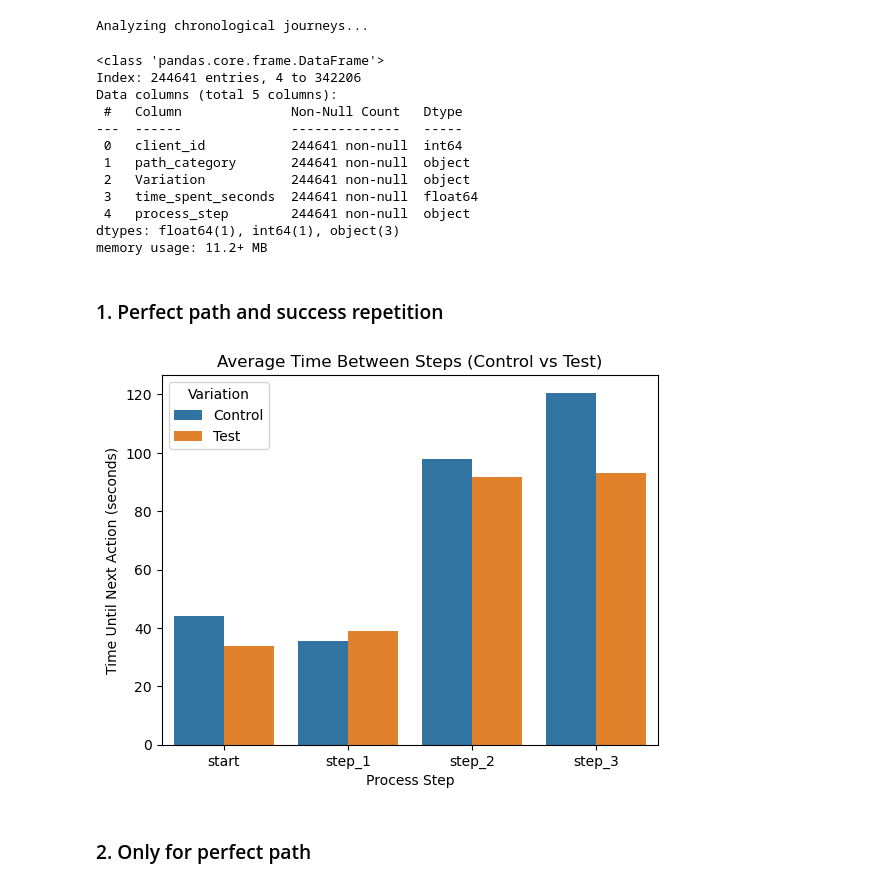
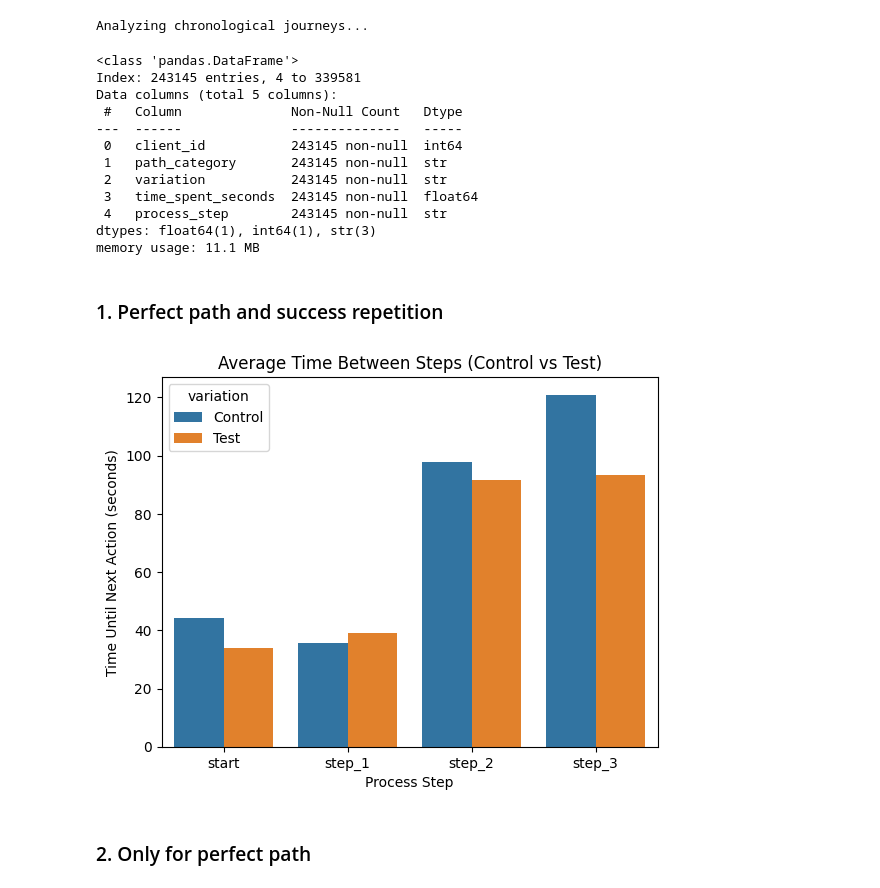
Before and after one commit to SupriyaGiri14/Vanguard_Project, a Jupyter notebook: Notebooks/H2.ipynb, the cells around one changed output. Saved outputs shown, nothing was run; the diff lists cells and outputs as text; code cells hidden in the pictures.

Commit message:
refactor: refactor get_cleaned_vanguard_data to support optional time-aware reporting and standardize column naming conventions

```diff
--- a/Notebooks/H2.ipynb
+++ b/Notebooks/H2.ipynb
@@ -16,7 +16,7 @@ H1: μtest  <  μcontrol
 import pandas as pd
 from Clean_Data import get_cleaned_vanguard_data
 # %%
-df = get_cleaned_vanguard_data()
+df = get_cleaned_vanguard_data(False)
 #display(completed_df)
 # %%
 import pandas as pd
@@ -96,26 +96,26 @@ def create_time_aware_behavior_report(df):
     )
 
     # Adjust column name if needed
-    variation_col = 'Variation' if 'Variation' in df.columns else 'variation'
+    # variation_col = 'Variation' if 'Variation' in df.columns else 'variation'
 
     client_info = (
         df.groupby('client_id')
         .agg({
-            variation_col: 'first',
-            'clnt_age': 'first',
-            'gendr': 'first',
-            'clnt_tenure_yr': 'first',
-            'bal': 'first'
+            'variation': 'first',
+            'age': 'first',
+            'gender': 'first',
+            'tenure_years': 'first',
+            'account_balance': 'first'
         })
         .reset_index()
     )
 
     client_level_df = final_behavior.merge(client_info, on='client_id', how='left')
-    client_level_df = client_level_df.dropna(subset=[variation_col])
+    client_level_df = client_level_df.dropna(subset=['variation'])
 
     client_level_df = client_level_df[
-        ['client_id', 'path_category', variation_col,
-         'clnt_age', 'gendr', 'clnt_tenure_yr', 'bal']
+        ['client_id', 'path_category', 'variation',
+         'age', 'gender', 'tenure_years', 'account_balance']
     ]
 
     # -------------------------------
@@ -150,22 +150,22 @@ def create_time_aware_behavior_report(df):
     )
 
     # Dropping missing values of variation
-    time_step_df = time_step_df.dropna(subset=['Variation'])
+    time_step_df = time_step_df.dropna(subset=['variation'])
 
     # Focusing only on valid completed journeys + repeated journies
     avg_time_by_step = (
     time_step_df[time_step_df['path_category'].isin([
             'perfect_path', 'successful_with_repeats'])]
-    .groupby([variation_col, 'process_step'])['time_spent_seconds']
+    .groupby(['variation', 'process_step'])['time_spent_seconds']
     .agg(['count', 'mean', 'median'])
     .reset_index()
-    .sort_values([variation_col, 'process_step']))
+    .sort_values(['variation', 'process_step']))
 
     time_step_df = time_step_df[
     [
         'client_id',
         'path_category',
-        'Variation',
+        'variation',
         'time_spent_seconds',
         "process_step",
     ]]
@@ -180,43 +180,46 @@ Analyzing chronological journeys...
 # %%
 time_step_df.info()
 # %% [output]
-<class 'pandas.core.frame.DataFrame'>
-Index: 244641 entries, 4 to 342206
+<class 'pandas.DataFrame'>
+Index: 243145 entries, 4 to 339581
 Data columns (total 5 columns):
  #   Column              Non-Null Count   Dtype
 ---  ------              --------------   -----
- 0   client_id           244641 non-null  int64
- 1   path_category       244641 non-null  object
- 2   Variation           244641 non-null  object
- 3   time_spent_seconds  244641 non-null  float64
- 4   process_step        244641 non-null  object
-dtypes: float64(1), int64(1), object(3)
-memory usage: 11.2+ MB
+ 0   client_id           243145 non-null  int64
+ 1   path_category       243145 non-null  str
+ 2   variation           243145 non-null  str
+ 3   time_spent_seconds  243145 non-null  float64
+ 4   process_step        243145 non-null  str
+dtypes: float64(1), int64(1), str(3)
+memory usage: 11.1 MB
 # %% [markdown]
 ### 1. Perfect path and success repetition
 # %%
 # Filter out 'confirm' ONLY for visualization
+import seaborn as sns
+import matplotlib.pyplot as plt
+
 plot_df = avg_time_by_step[avg_time_by_step['process_step'] != 'confirm']
 
 step_order = ['start', 'step_1', 'step_2', 'step_3']
 
 plt.figure()
 
 sns.barplot(
     data=plot_df,
     x='process_step',
     y='mean',
-    hue='Variation',
+    hue='variation',
     order=step_order
 )
 
 plt.title("Average Time Between Steps (Control vs Test)")
 plt.xlabel("Process Step")
 plt.ylabel("Time Until Next Action (seconds)")
 
 plt.show()
 # %% [output]
-[figure, old version]
+[figure, new version]
 # %% [markdown]
 ### 2. Only for perfect path
 # %%
```
Also changed, not shown: parts of 5 cells of this notebook, 2 other files.
